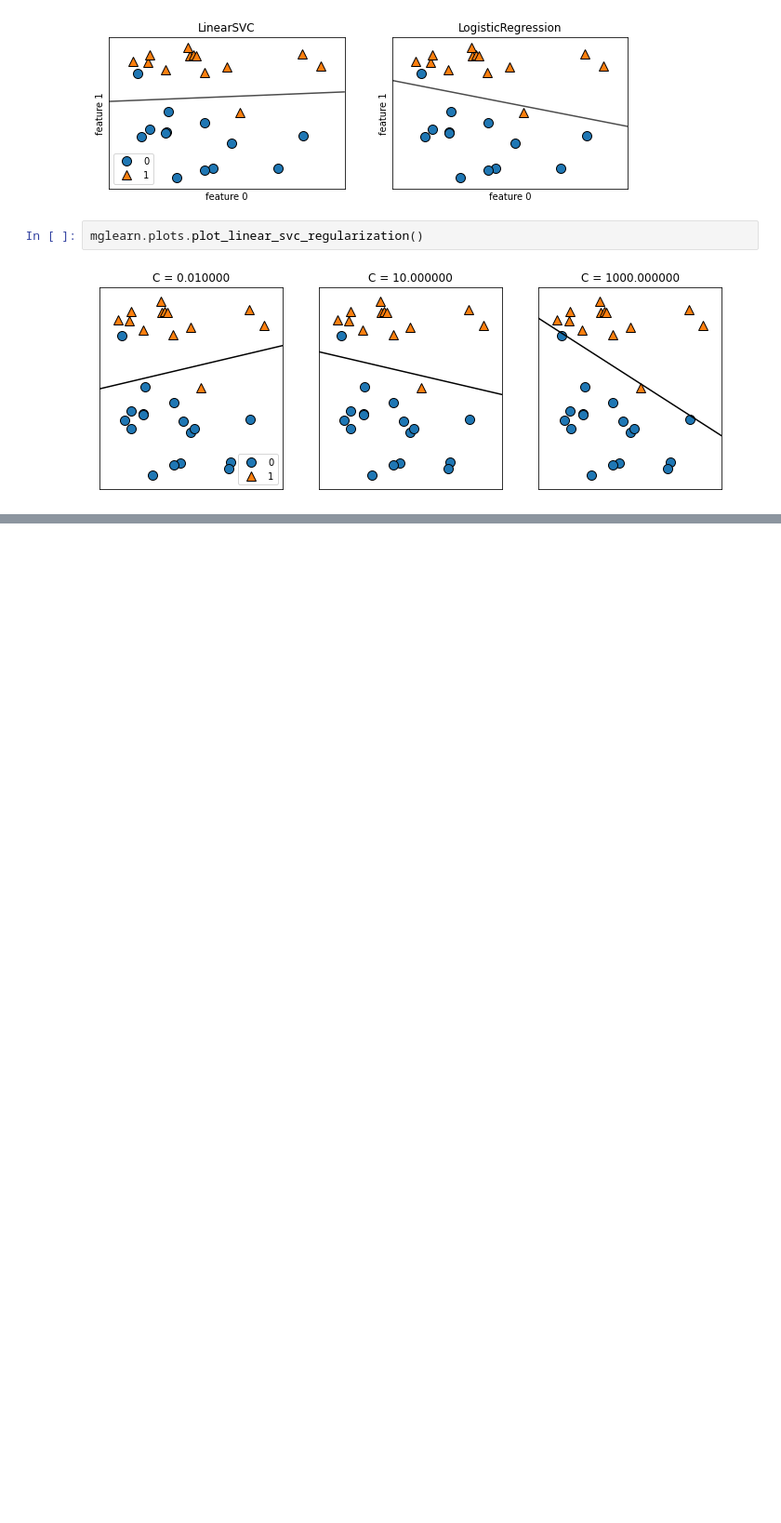
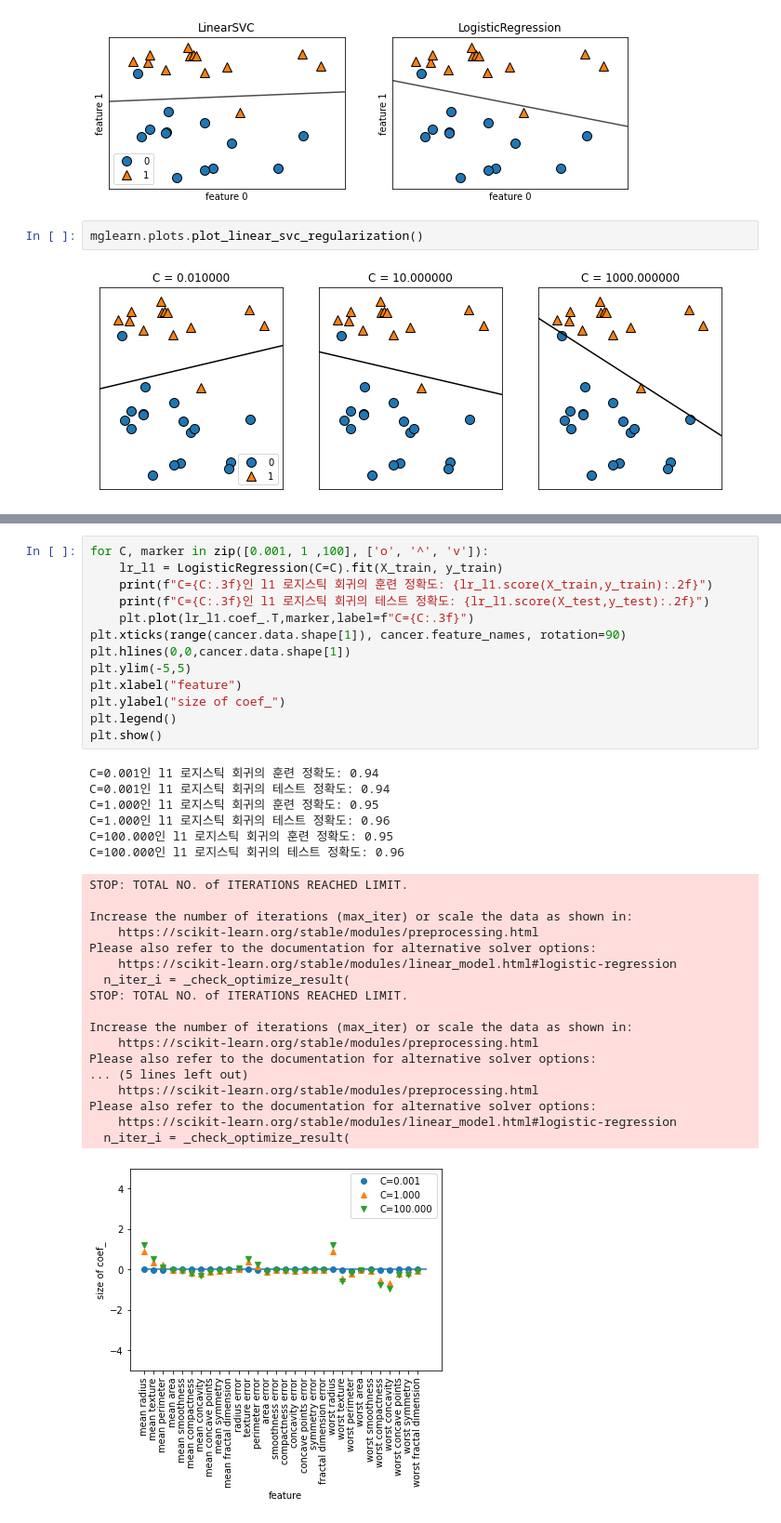
Before and after one commit to Sinindi/practice_project, a Jupyter notebook: AI/introduction_to_ml_with_python-master/practice/supervised.ipynb, the cells around one changed output, grey strips where cells are left out. Shown at 93% size. Cells and saved outputs as stored; diff of their text form; blank space fills up the shorter version.

```diff
--- a/AI/introduction_to_ml_with_python-master/practice/supervised.ipynb
+++ b/AI/introduction_to_ml_with_python-master/practice/supervised.ipynb
@@ -514,0 +541,38 @@ print(f"테스트 세트 점수: {logreg100.score(X_test, y_test):.3f}")
+# %%
+for C, marker in zip([0.001, 1 ,100], ['o', '^', 'v']):
+    lr_l1 = LogisticRegression(C=C).fit(X_train, y_train)
+    print(f"C={C:.3f}인 l1 로지스틱 회귀의 훈련 정확도: {lr_l1.score(X_train,y_train):.2f}")
+    print(f"C={C:.3f}인 l1 로지스틱 회귀의 테스트 정확도: {lr_l1.score(X_test,y_test):.2f}")
+    plt.plot(lr_l1.coef_.T,marker,label=f"C={C:.3f}")
+plt.xticks(range(cancer.data.shape[1]), cancer.feature_names, rotation=90)
+plt.hlines(0,0,cancer.data.shape[1])
+plt.ylim(-5,5)
+plt.xlabel("feature")
+plt.ylabel("size of coef_")
+plt.legend()
+plt.show()
+# %% [output]
+C=0.001인 l1 로지스틱 회귀의 훈련 정확도: 0.94
+C=0.001인 l1 로지스틱 회귀의 테스트 정확도: 0.94
+C=1.000인 l1 로지스틱 회귀의 훈련 정확도: 0.95
+C=1.000인 l1 로지스틱 회귀의 테스트 정확도: 0.96
+C=100.000인 l1 로지스틱 회귀의 훈련 정확도: 0.95
+C=100.000인 l1 로지스틱 회귀의 테스트 정확도: 0.96
+STOP: TOTAL NO. of ITERATIONS REACHED LIMIT.
+
+Increase the number of iterations (max_iter) or scale the data as shown in:
+    https://scikit-learn.org/stable/modules/preprocessing.html
+Please also refer to the documentation for alternative solver options:
+    https://scikit-learn.org/stable/modules/linear_model.html#logistic-regression
+  n_iter_i = _check_optimize_result(
+STOP: TOTAL NO. of ITERATIONS REACHED LIMIT.
+
+Increase the number of iterations (max_iter) or scale the data as shown in:
+    https://scikit-learn.org/stable/modules/preprocessing.html
+Please also refer to the documentation for alternative solver options:
+... (5 lines left out)
+    https://scikit-learn.org/stable/modules/preprocessing.html
+Please also refer to the documentation for alternative solver options:
+    https://scikit-learn.org/stable/modules/linear_model.html#logistic-regression
+  n_iter_i = _check_optimize_result(
+[figure, added]
```
Also changed, not shown: parts of 16 cells of this notebook, 27 other files.
